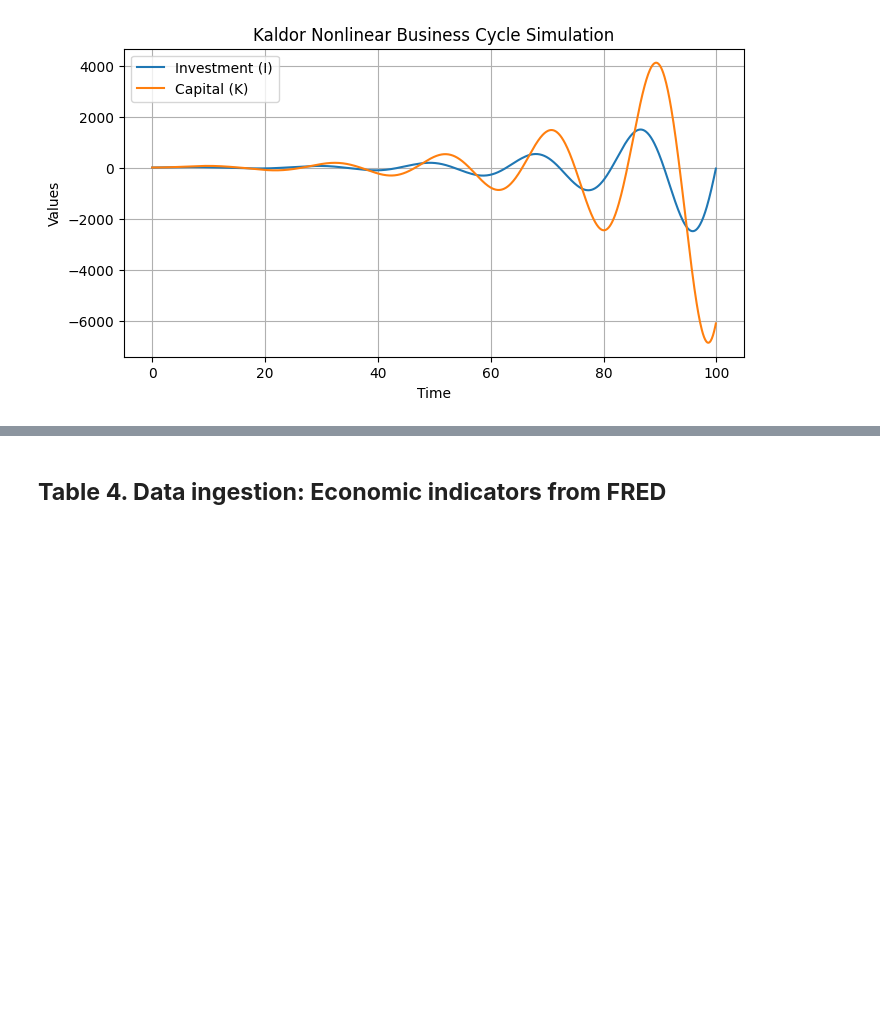
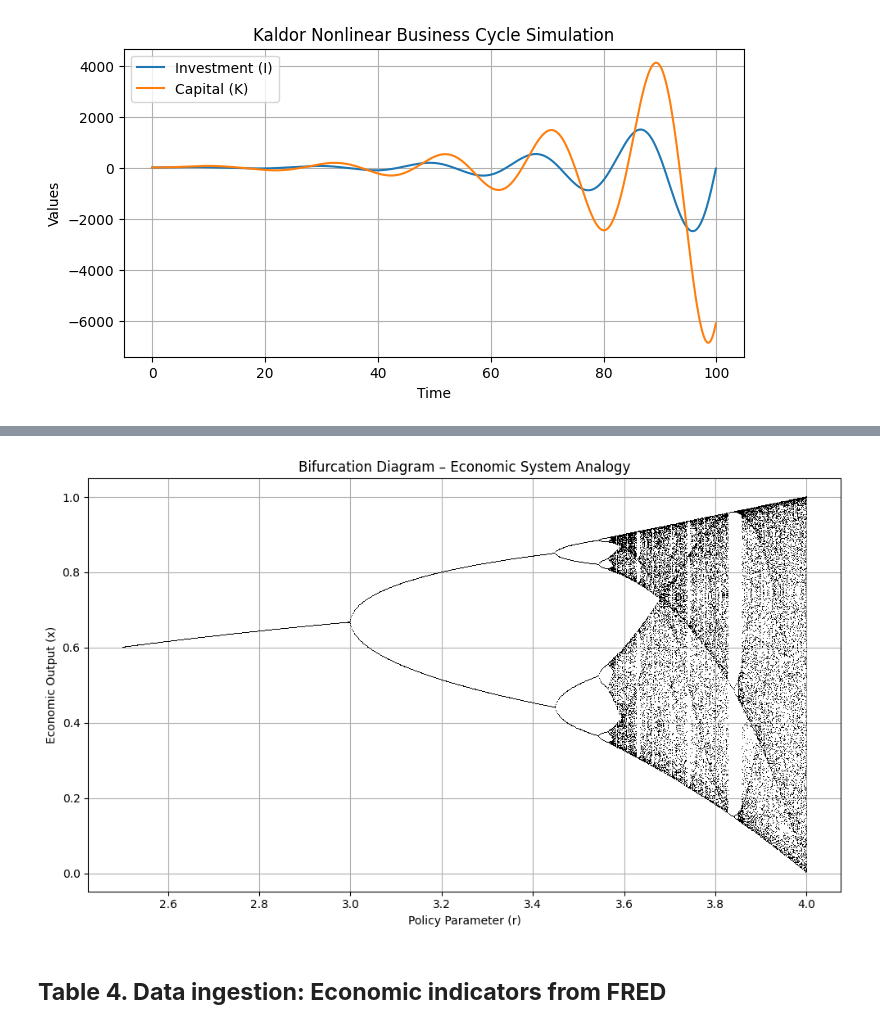
Before and after one commit to saritmaitra/Non-linear-dynamics, a Jupyter notebook: Chapter1_fundamentals_of_nonlinear_dynamics.ipynb, the cells around one changed output, grey strips where cells are left out. Drawn from its saved outputs; the diff is of its cells as text; code cells hidden in the pictures; blank space fills up the shorter version.

```diff
--- a/Chapter1_fundamentals_of_nonlinear_dynamics.ipynb
+++ b/Chapter1_fundamentals_of_nonlinear_dynamics.ipynb
@@ -76,3 +109,42 @@ plt.show()
+# %%
+import numpy as np
+import pandas as pd
+import matplotlib.pyplot as plt
+
+# Logistic-like economic growth model
+def economic_model(x, r, shock=0.0):
+    return r * x * (1 - x) + shock
+
+# Parameters
+r_values = np.linspace(2.5, 4.0, 1000)
+iterations = 1000
+last = 100
+x0 = 0.4
+
+# Store results
+r_plot = []
+x_plot = []
+
+# Simulate the bifurcation path
+for r in r_values:
+    x = x0
+    for i in range(iterations):
+        x = economic_model(x, r)
+        if i >= (iterations - last):
+            r_plot.append(r)
+            x_plot.append(x)
+
+# Plot bifurcation diagram
+plt.figure(figsize=(10, 6))
+plt.plot(r_plot, x_plot, ls='', marker=',', color='black')
+plt.title('Bifurcation Diagram – Economic System Analogy')
+plt.xlabel('Policy Parameter (r)')
+plt.ylabel('Economic Output (x)')
+plt.grid(True)
+plt.tight_layout()
+plt.show()
+# %% [output]
+[figure, added]
 # %% [markdown]
 ## **Table 4. Data ingestion: Economic indicators from FRED**
 # %%
```
Also changed, not shown: parts of 20 cells of this notebook.
